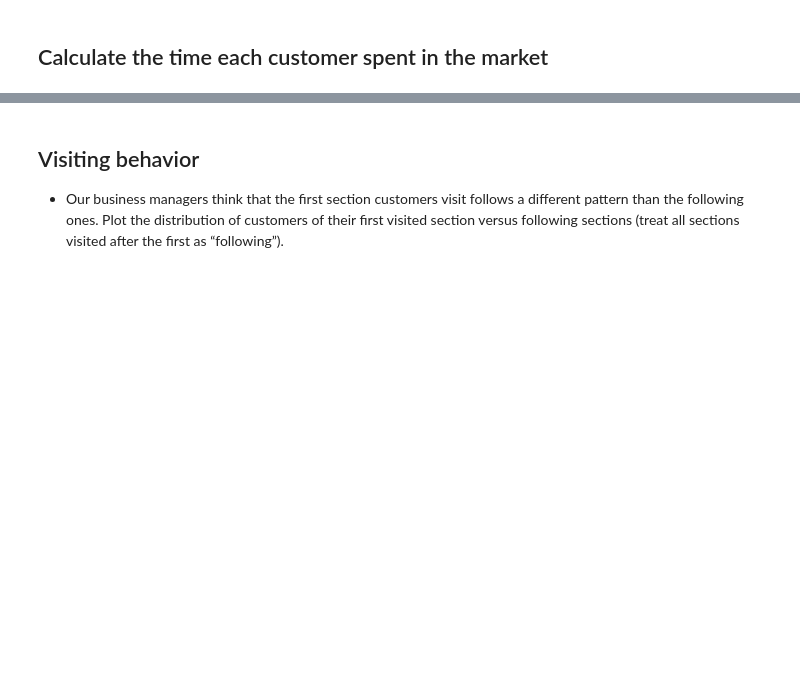
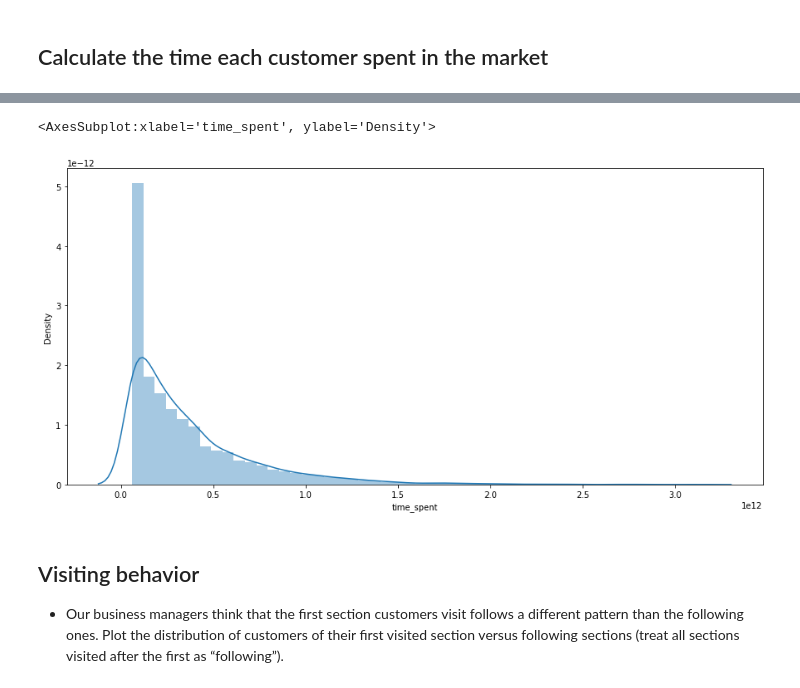
Before and after one commit to the-Hull/p045_spiced_projects, a Jupyter notebook: 08_week/02_project/01_exploration.ipynb, the cells around one changed output, grey strips where cells are left out. Drawn from its saved outputs; the diff is of its cells as text; code cells hidden in the pictures; blank space fills up the shorter version.

```diff
--- a/08_week/02_project/01_exploration.ipynb
+++ b/08_week/02_project/01_exploration.ipynb
@@ -126,3 +152,8 @@ cust.groupby(['day', 'customer_no']).aggregate(time_spent = ('timestamp', lambda
+# %%
+sns.distplot(a = timespent.time_spent[timespent.time_spent > pd.Timedelta(0, 'D')])
+# %% [output]
+<AxesSubplot:xlabel='time_spent', ylabel='Density'>
+[figure, added]
 # %% [markdown]
 ## Visiting behavior
 - Our business managers think that the first section customers visit follows a different pattern than the following ones. Plot the distribution of customers of their first visited section versus following sections (treat all sections visited after the first as “following”).
```
Also changed, not shown: parts of 5 cells of this notebook.
